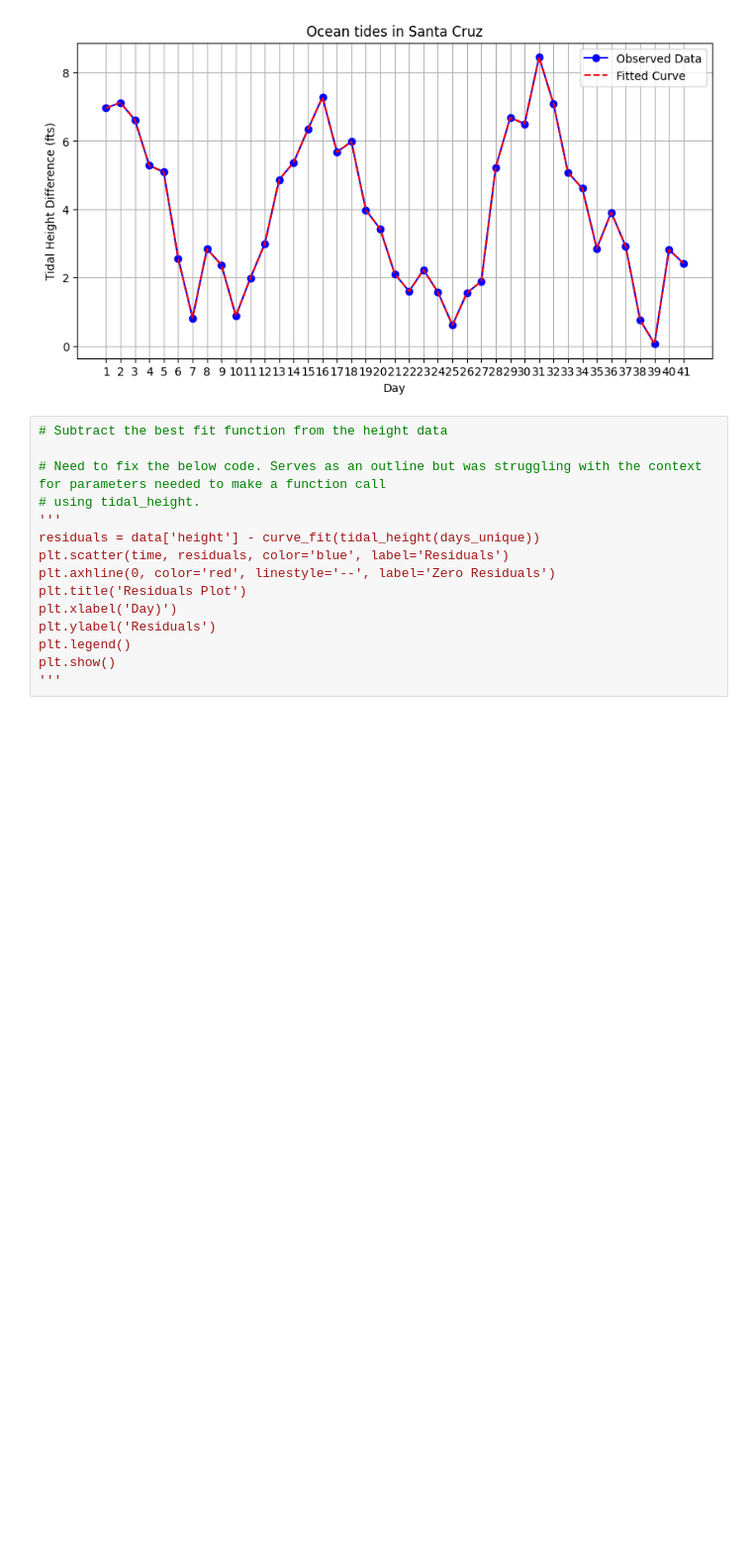
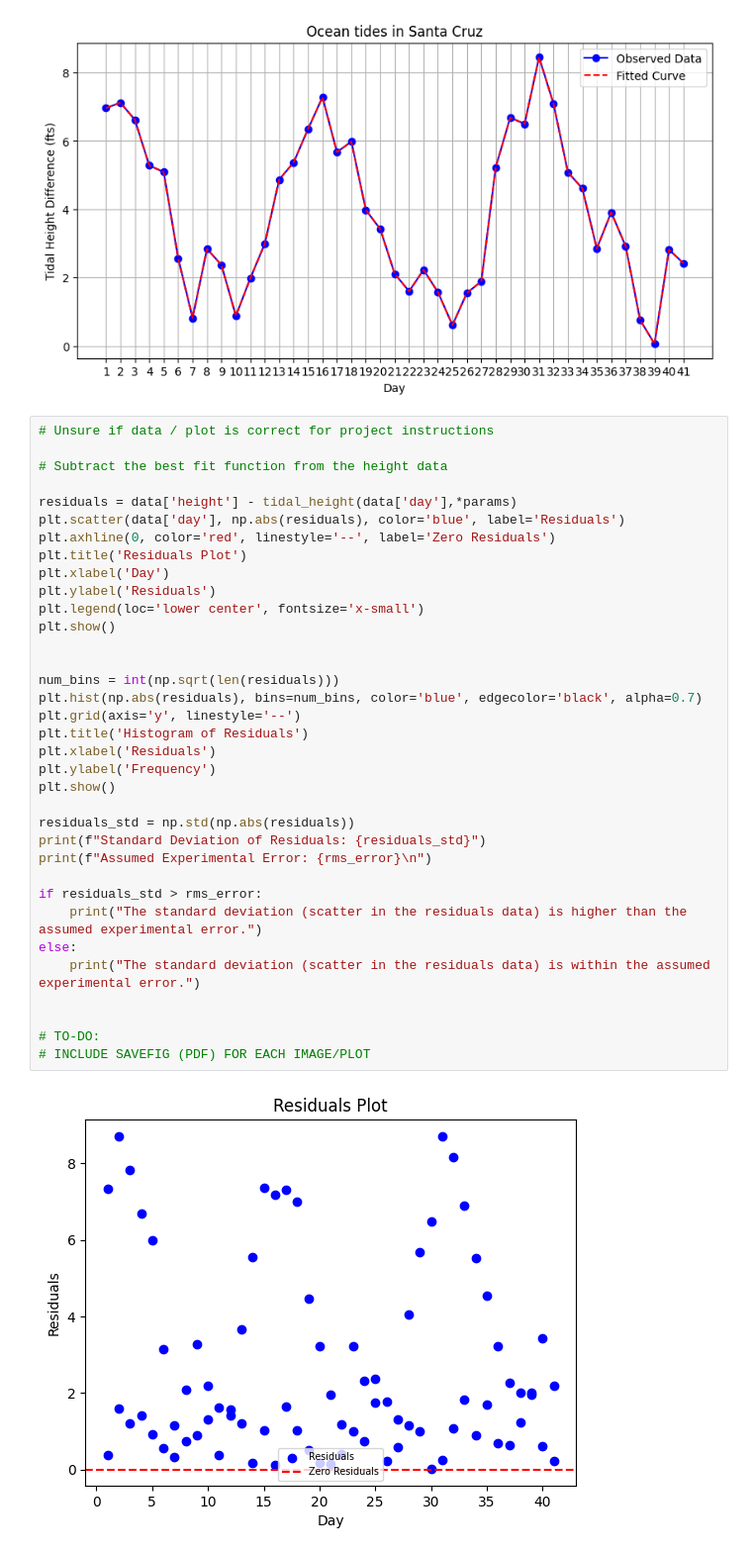
Before and after one commit to brentsWorks/group-final-astr19, a Jupyter notebook: tidal_report_ver2.ipynb, the cells around one changed output. Shown at 99% size. Cells and saved outputs as stored; diff of their text form; blank space fills up the shorter version.

Commit message:
Plotted residuals (both histogram and scatter).

```diff
--- a/tidal_report_ver2.ipynb
+++ b/tidal_report_ver2.ipynb
@@ -73,18 +73,39 @@ plt.show()
 # %% [output]
 [figure]
 # %%
+# Unsure if data / plot is correct for project instructions
+
 # Subtract the best fit function from the height data
 
-# Need to fix the below code. Serves as an outline but was struggling with the context for parameters needed to make a function call
-# using tidal_height.
-'''
-residuals = data['height'] - curve_fit(tidal_height(days_unique))
-plt.scatter(time, residuals, color='blue', label='Residuals')
+residuals = data['height'] - tidal_height(data['day'],*params)
+plt.scatter(data['day'], np.abs(residuals), color='blue', label='Residuals')
 plt.axhline(0, color='red', linestyle='--', label='Zero Residuals')
 plt.title('Residuals Plot')
-plt.xlabel('Day)')
+plt.xlabel('Day')
 plt.ylabel('Residuals')
-plt.legend()
+plt.legend(loc='lower center', fontsize='x-small')
 plt.show()
-'''
+
+
+num_bins = int(np.sqrt(len(residuals)))
+plt.hist(np.abs(residuals), bins=num_bins, color='blue', edgecolor='black', alpha=0.7)
+plt.grid(axis='y', linestyle='--')
+plt.title('Histogram of Residuals')
+plt.xlabel('Residuals')
+plt.ylabel('Frequency')
+plt.show()
+
+residuals_std = np.std(np.abs(residuals))
+print(f"Standard Deviation of Residuals: {residuals_std}")
+print(f"Assumed Experimental Error: {rms_error}\n")
+
+if residuals_std > rms_error:
+    print("The standard deviation (scatter in the residuals data) is higher than the assumed experimental error.")
+else:
+    print("The standard deviation (scatter in the residuals data) is within the assumed experimental error.")
+
+
+# TO-DO:
+# INCLUDE SAVEFIG (PDF) FOR EACH IMAGE/PLOT
 # %% [output]
+[figure, added]
```
Also changed, not shown: parts of 1 cell of this notebook.
